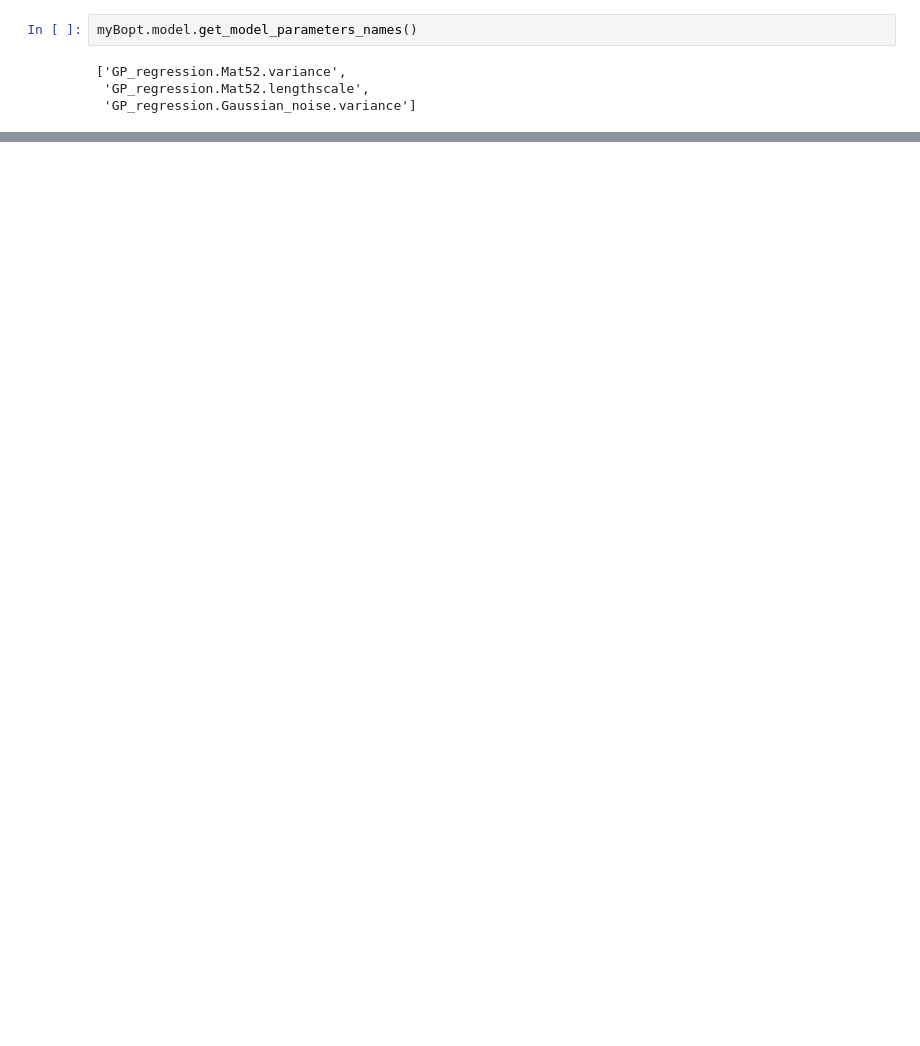
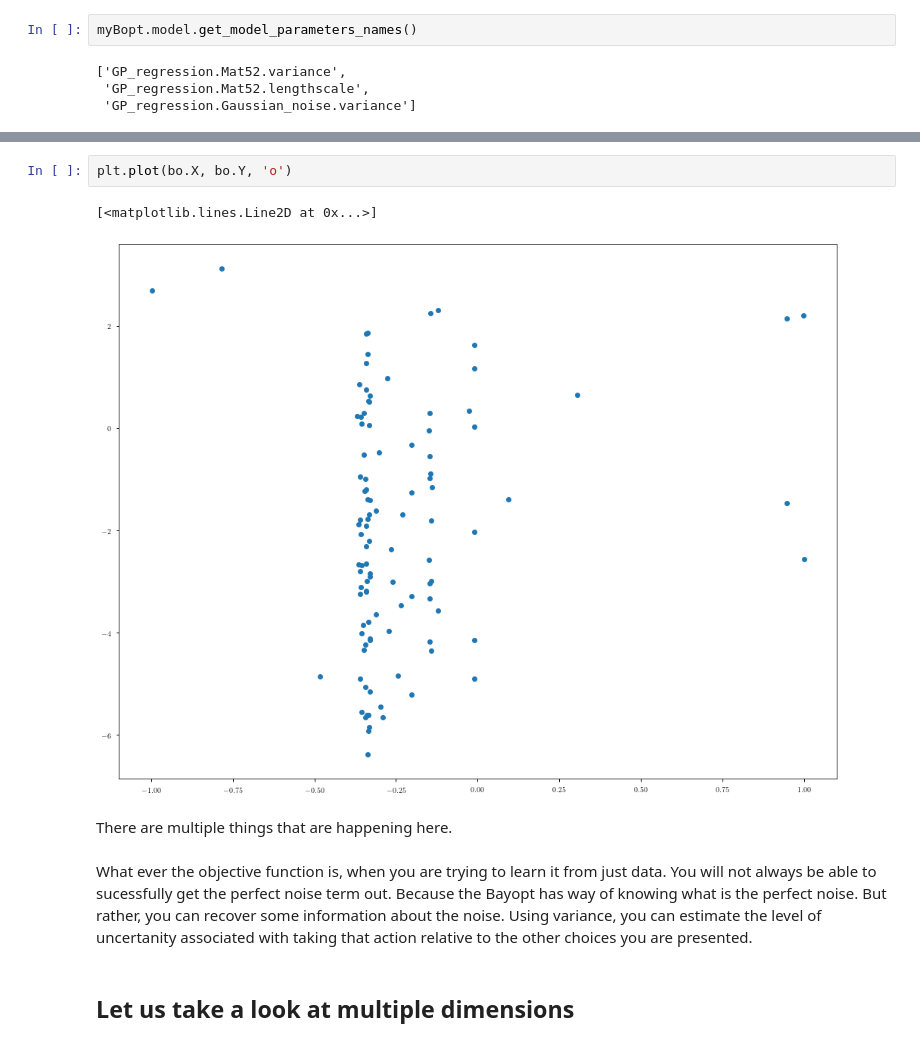
Before and after one commit to kLabUM/BaeOpt, a Jupyter notebook: scenarios/Uncertanity/BayesianOptimizationNoise.ipynb, the cells around one changed output, grey strips where cells are left out. Drawn from its saved outputs; the diff is of its cells as text; blank space fills up the shorter version.

Commit message:
Hows does one perceive higher dimensions?

```diff
--- a/scenarios/Uncertanity/BayesianOptimizationNoise.ipynb
+++ b/scenarios/Uncertanity/BayesianOptimizationNoise.ipynb
@@ -92,0 +186,11 @@ So, even though the uncertanity being estimated by the covariance matrix is not
+# %%
+plt.plot(bo.X, bo.Y, 'o')
+# %% [output]
+[<matplotlib.lines.Line2D at 0x...>]
+[figure, added]
+# %% [markdown]
+There are multiple things that are happening here.
+# %% [markdown]
+What ever the objective function is, when you are trying to learn it from just data. You will not always be able to sucessfully get the perfect noise term out. Because the Bayopt has way of knowing what is the perfect noise. But rather, you can recover some information about the noise. Using variance, you can estimate the level of uncertanity associated with taking that action relative to the other choices you are presented.
+# %% [markdown]
+## Let us take a look at multiple dimensions
```
Also changed, not shown: parts of 46 cells of this notebook, 11 other files.
